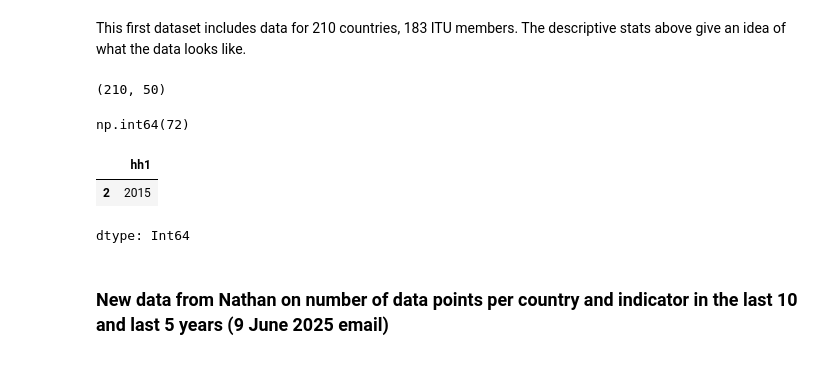
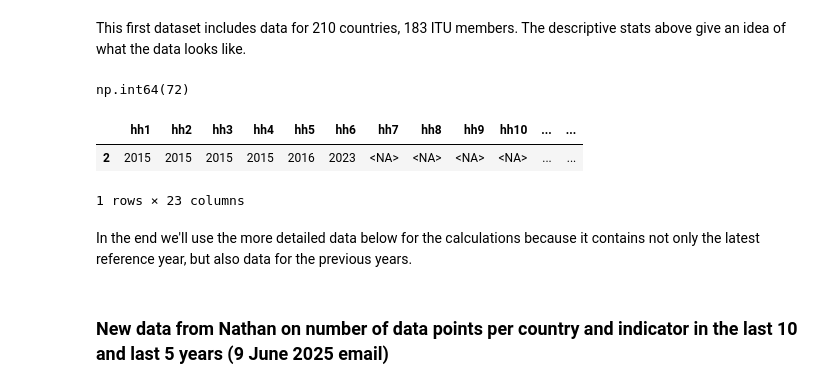
Before and after one commit to dianakorka/statistical_capacity, a Jupyter notebook: HH_capacity_index.ipynb, the cells around one changed output. Cells and saved outputs as stored; diff of their text form; code cells hidden in the pictures.

```diff
--- a/HH_capacity_index.ipynb
+++ b/HH_capacity_index.ipynb
@@ -139,20 +140,18 @@ This first dataset includes data for 210 countries, 183 ITU members. The descrip
 df['latest_year'] = df['latest_year'].astype('Int64')
-# %%
-df.shape
-# %% [output]
-(210, 50)
 # %%
 # just checking that missing values are not encoded as 0s
 df.hh1.isna().sum()
 # %% [output]
 np.int64(72)
 # %%
-# inspect one data point
-df.hh1[df['shortname']=='Afghanistan']
+# inspect data for one country
+df[df['shortname']=='Afghanistan'][hh_cols]
 # %% [output]
-|  | hh1 |
-| 2 | 2015 |
+|  | hh1 | hh2 | hh3 | hh4 | hh5 | hh6 | hh7 | hh8 | hh9 | hh10 | ... | ... |
+| 2 | 2015 | 2015 | 2015 | 2015 | 2016 | 2023 | <NA> | <NA> | <NA> | <NA> | ... | ... |
-dtype: Int64
+1 rows × 23 columns
+# %% [markdown]
+In the end we'll use the more detailed data below for the calculations because it contains not only the latest reference year, but also data for the previous years.
 # %% [markdown]
 ### New data from Nathan on number of data points per country and indicator in the last 10 and last 5 years (9 June 2025 email)
 # %%
```
Also changed, not shown: parts of 43 cells of this notebook.
